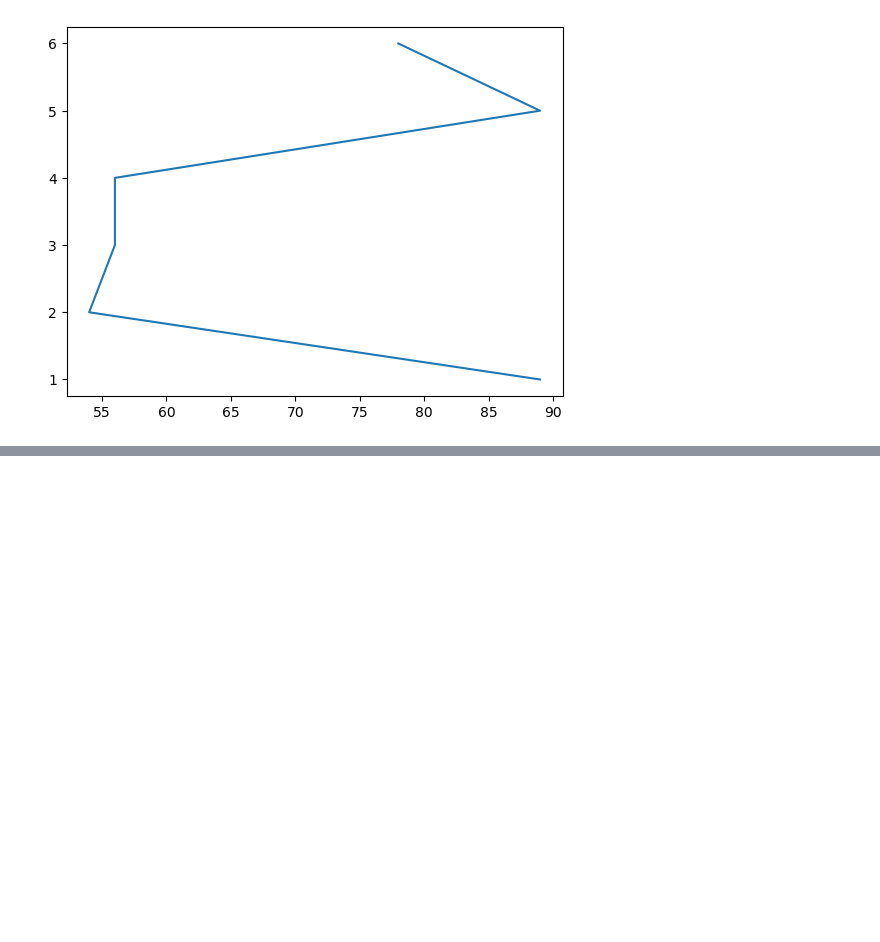
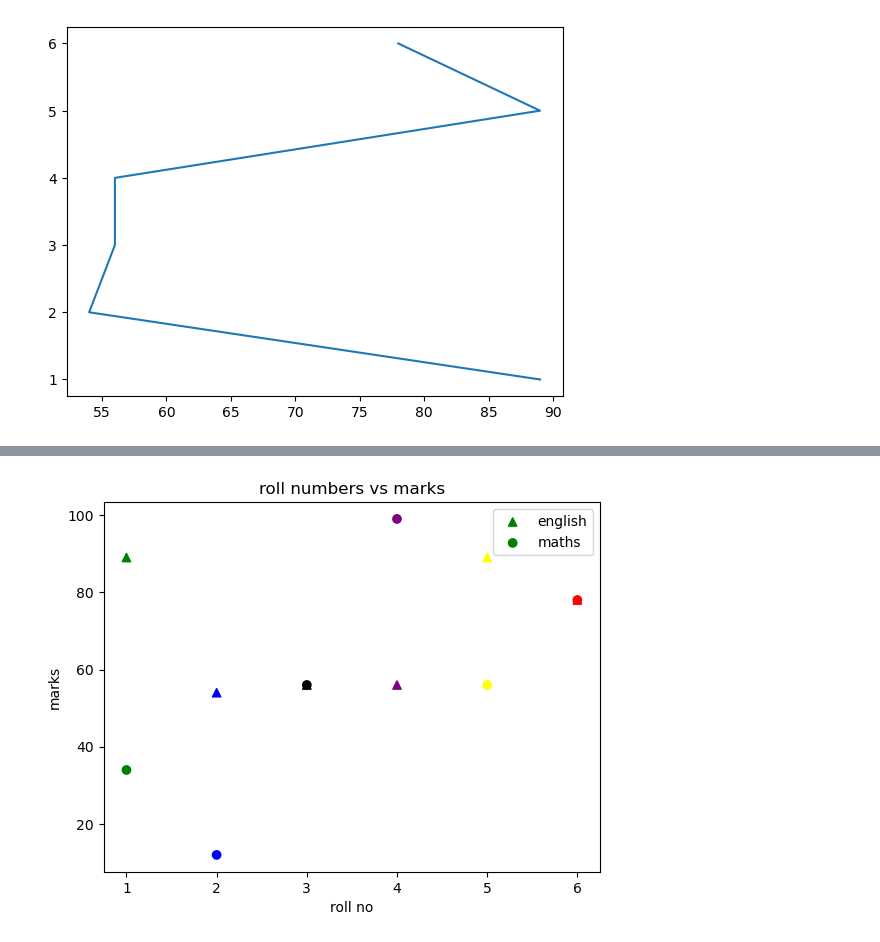
Before and after one commit to basavbamrah/training-sem-7, a Jupyter notebook: basics_5_matplt.ipynb, the cells around one changed output, grey strips where cells are left out. Cells and saved outputs as stored; diff of their text form; code cells hidden in the pictures; blank space fills up the shorter version.

```diff
--- a/basics_5_matplt.ipynb
+++ b/basics_5_matplt.ipynb
@@ -113,0 +115,14 @@ plt.show()
+# %%
+# scatter method
+
+color = ['green', 'blue', 'black', 'purple', 'yellow', 'red']
+plt.scatter(roll, eng, marker='^', color=color)
+plt.scatter(roll, math, color=color)
+# plt.scatter(roll,eng,marker='^',color='green')
+plt.xlabel('roll no')
+plt.ylabel('marks')
+plt.legend(['english', 'maths'])
+plt.title('roll numbers vs marks')
+plt.show()
+# %% [output]
+[figure, added]
```
Also changed, not shown: parts of 17 cells of this notebook.
